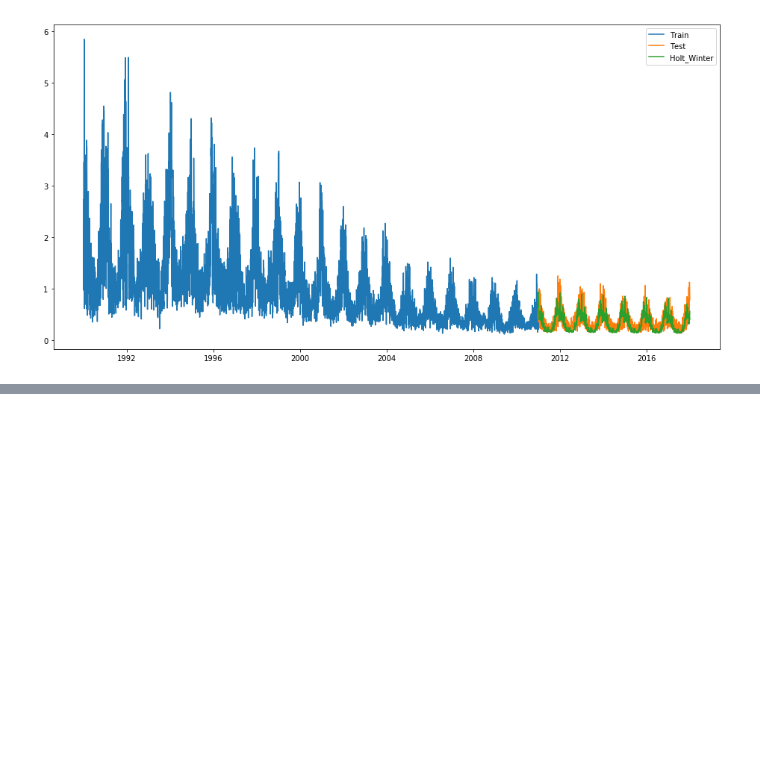
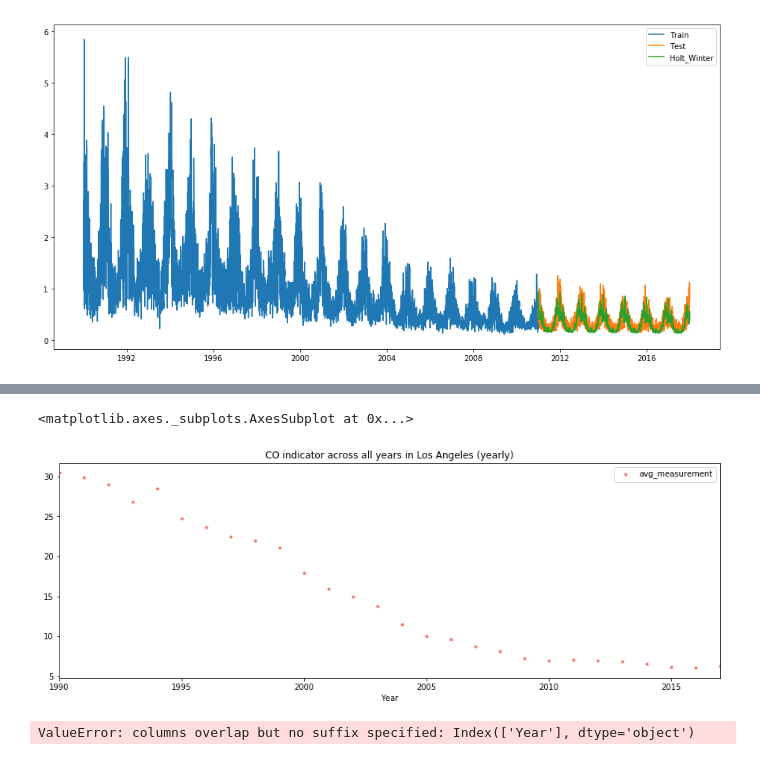
Before and after one commit to mwoss/timeseries-decision-trees, a Jupyter notebook: air_pollution_predictions.ipynb, the cells around one changed output, grey strips where cells are left out. Cells and saved outputs as stored; diff of their text form; code cells hidden in the pictures; blank space fills up the shorter version.

Commit message:
yearly analysis

```diff
--- a/air_pollution_predictions.ipynb
+++ b/air_pollution_predictions.ipynb
@@ -444,0 +450,33 @@ plt.show()
+# %%
+query_co_avg_yearly = """
+    SELECT
+        EXTRACT(YEAR FROM date_local) as Year,
+        AVG(aqi) as avg_measurement
+    FROM
+        `bigquery-public-data.epa_historical_air_quality.co_daily_summary`
+    WHERE
+        poc = 1
+        AND county_name = 'Los Angeles'
+    GROUP BY
+        Year
+    ORDER BY
+        Year ASC
+"""
+co_avg_yearly = open_aq.query_to_pandas(query_co_avg_yearly)
+# %%
+co_avg_yearly.set_index('Year').plot(style='.', figsize=(15,5), color="#F8766D", title='CO indicator across all years in Los Angeles (yearly)')
+# %% [output]
+<matplotlib.axes._subplots.AxesSubplot at 0x...>
+[figure, added]
+# %%
+split_date = 2011
+co_train_yearly = co_avg_yearly.loc[co_avg_yearly['Year'] <= split_date].copy()
+co_test_yearly = co_avg_yearly.loc[co_avg_yearly['Year'] > split_date].copy()
+
+co_train_yearly \
+    .rename(columns={'avg_measurement': 'test dataset'}) \
+    .join(co_test_yearly.rename(columns={'avg_measurement': 'training dataset'})) \
+    .set_index('Year') \
+    .plot(figsize=(15,5), title='Splitted dataset', style='-')
+# %% [output]
+ValueError: columns overlap but no suffix specified: Index(['Year'], dtype='object')
```
Also changed, not shown: parts of 9 cells of this notebook.
